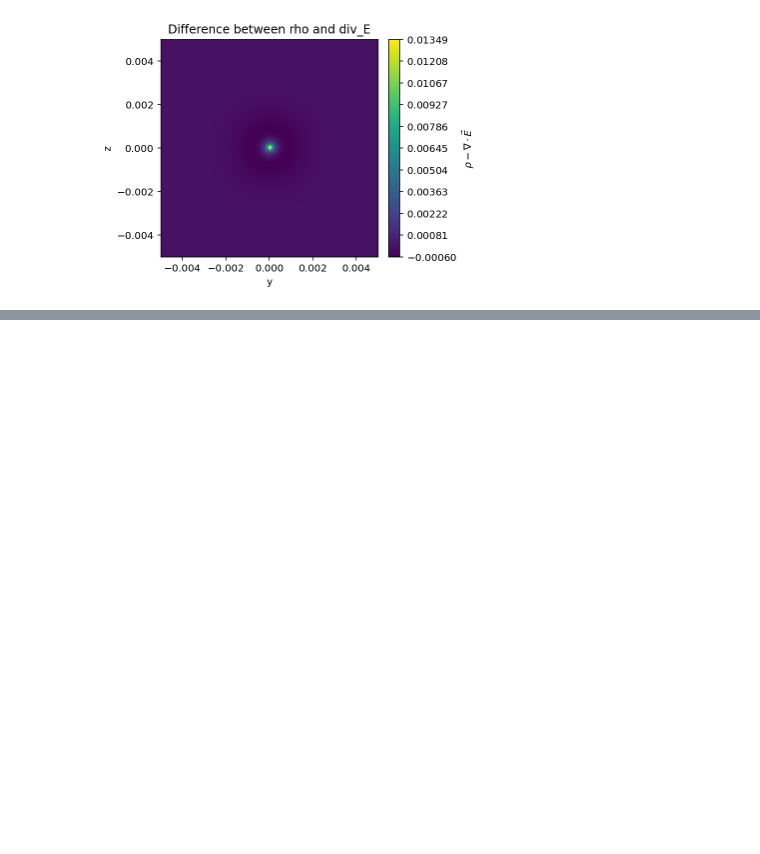
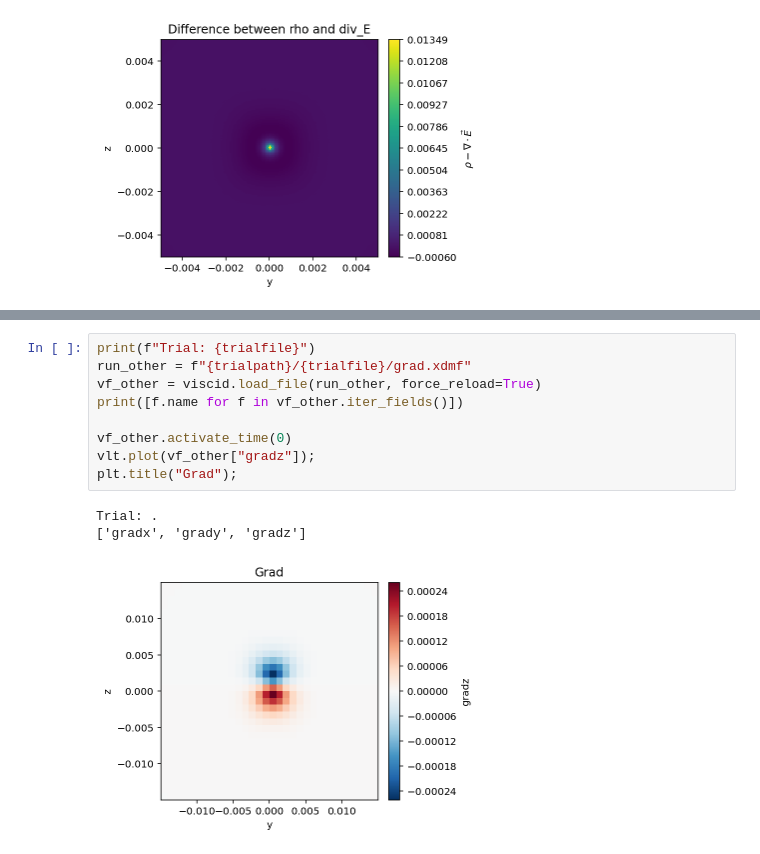
Before and after one commit to JamesMcClung/psc-scrap, a Jupyter notebook: analysis.ipynb, the cells around one changed output, grey strips where cells are left out. Saved outputs shown, nothing was run; the diff lists cells and outputs as text; blank space fills up the shorter version.

```diff
--- a/analysis.ipynb
+++ b/analysis.ipynb
@@ -165,0 +180,13 @@ Trial: trial_medB_n512_fromphi_start
+# %%
+print(f"Trial: {trialfile}")
+run_other = f"{trialpath}/{trialfile}/grad.xdmf"
+vf_other = viscid.load_file(run_other, force_reload=True)
+print([f.name for f in vf_other.iter_fields()])
+
+vf_other.activate_time(0)
+vlt.plot(vf_other["gradz"]);
+plt.title("Grad");
+# %% [output]
+Trial: .
+['gradx', 'grady', 'gradz']
+[figure, added]
```
Also changed, not shown: parts of 4 cells of this notebook.
